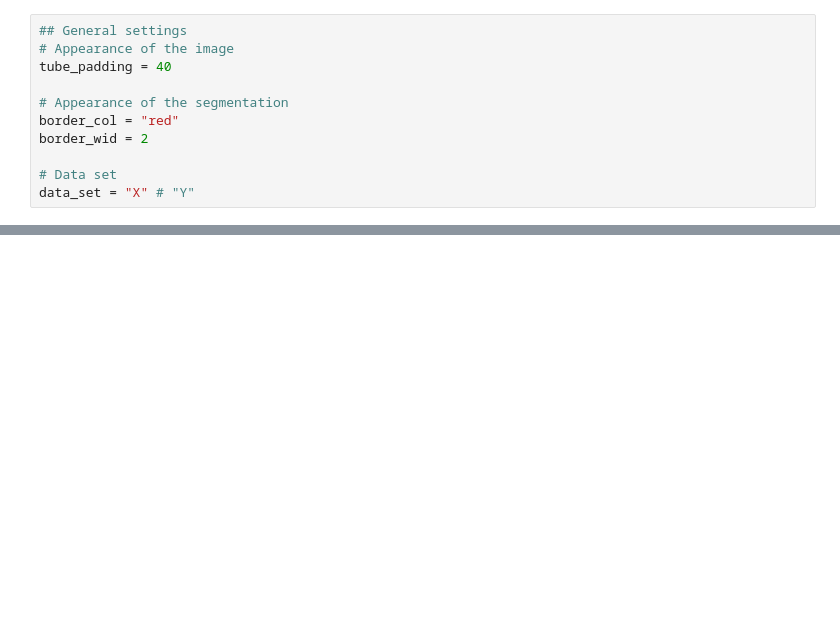
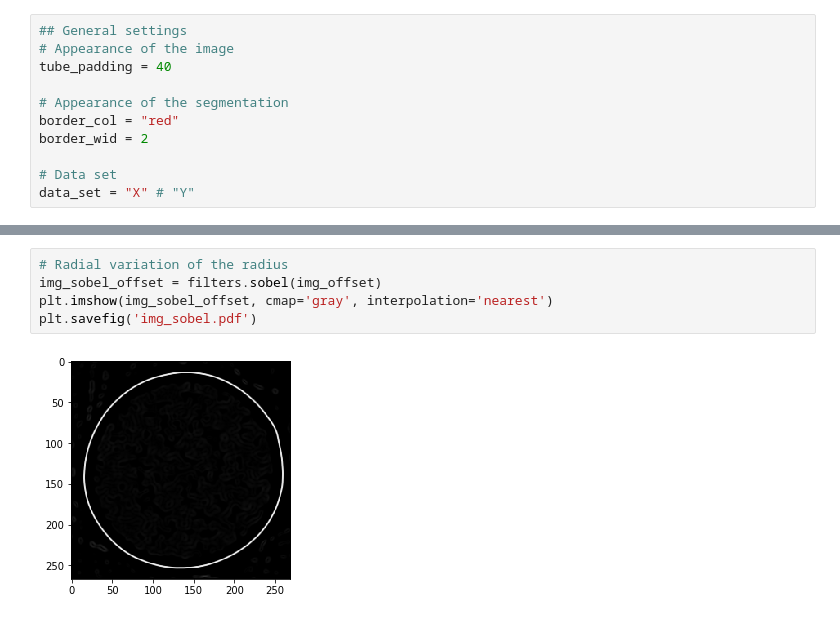
Before and after one commit to refurrer/IGTLab_RetoFurrer_2019, a Jupyter notebook: IGTLab_RetoFurrer_2019.ipynb, the cells around one changed output, grey strips where cells are left out. Saved outputs shown, nothing was run; the diff lists cells and outputs as text; blank space fills up the shorter version.

```diff
--- a/IGTLab_RetoFurrer_2019.ipynb
+++ b/IGTLab_RetoFurrer_2019.ipynb
@@ -152,0 +155,7 @@ fig.savefig('img_wallthickness.pdf')
+# %%
+# Radial variation of the radius
+img_sobel_offset = filters.sobel(img_offset)
+plt.imshow(img_sobel_offset, cmap='gray', interpolation='nearest')
+plt.savefig('img_sobel.pdf')
+# %% [output]
+[figure, added]
```
Also changed, not shown: parts of 9 cells of this notebook.
